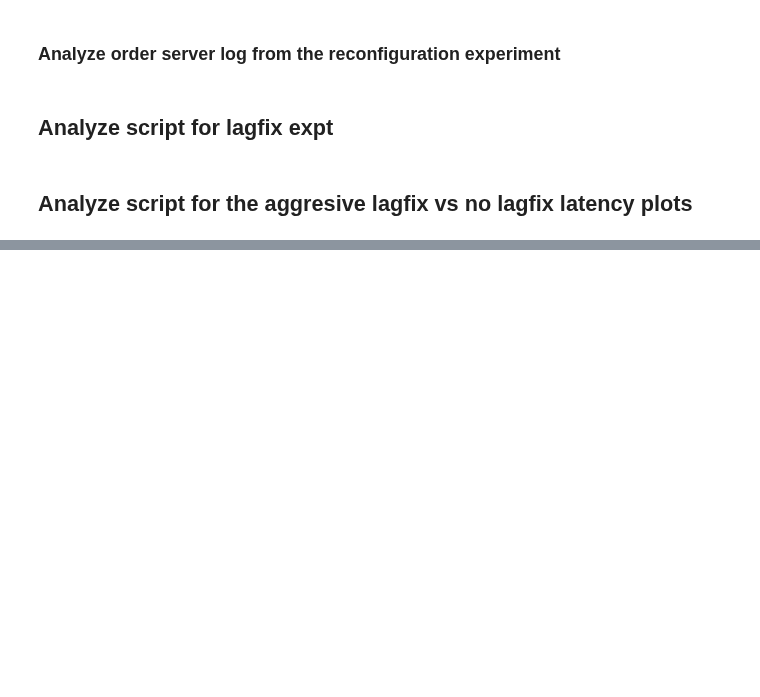
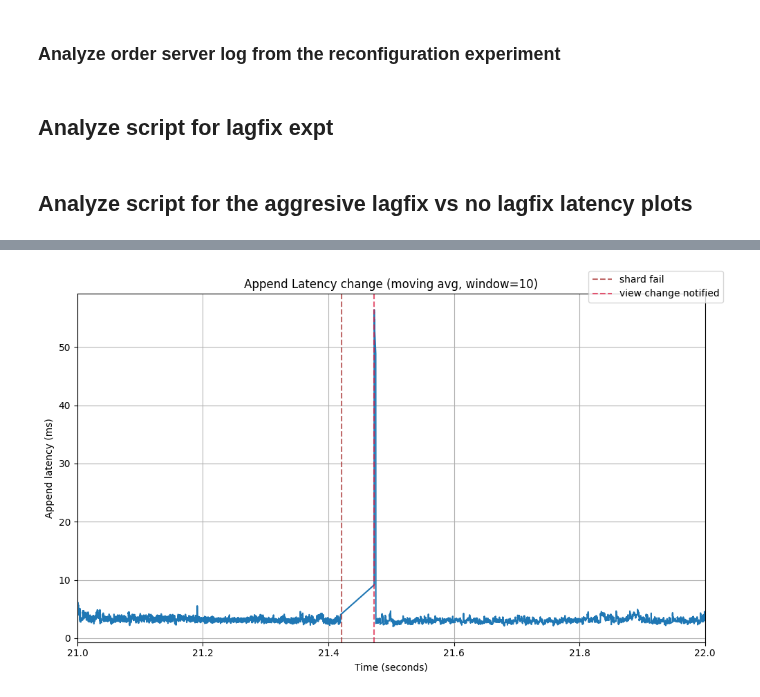
Before and after one commit to dassl-uiuc/speclog-artifact, a Jupyter notebook: benchmarking/scripts/analyze.ipynb, the cells around one changed output, grey strips where cells are left out. Drawn from its saved outputs; the diff is of its cells as text; code cells hidden in the pictures; blank space fills up the shorter version.

Commit message:
failure detection measurement

```diff
--- a/benchmarking/scripts/analyze.ipynb
+++ b/benchmarking/scripts/analyze.ipynb
@@ -567,0 +611,27 @@ plot_latency_vs_gsn(latency_values, gsns)
+# %%
+
+df = pd.DataFrame({
+    'latency': all_lat,
+    'time': all_time,
+})
+df = df.sort_values(by='time')
+
+start_time = all_time[0] + timedelta(seconds=20)
+end_time = all_time[0] + timedelta(seconds=22.5)
+
+df['mov_avg'] = df['latency'].rolling(window=10, min_periods=1).mean()/1e6
+min_time = df['time'].min()
+df['relative_time_s'] = (df['time'] - min_time).dt.total_seconds()
+
+df_zoomed = df[(df['time'] >= start_time) & (df['time'] <= end_time)]
+
+failure_ev : datetime = None
+viewchange_ev : datetime = None
+with open('../results/logs/1ms/append_bench_40_1000/client_node11.log', 'r') as f:
+    for line in f.readlines():
+        if 'rpc error:' in line and failure_ev is None:
+            failure_ev = datetime.strptime(line.split(' ')[2], '%H:%M:%S.%f')
+            print(failure_ev)
+        elif 'viewID changed to 3' in line and viewchange_ev is None:
+            viewchange_ev = datetime.strptime(line.split(' ')[2], '%H:%M:%S.%f')
+            print(viewchange_ev)
@@ -567,0 +641,18 @@ plot_latency_vs_gsn(latency_values, gsns)
+# %%
+
+
+plot, ax = plt.subplots(figsize=(10,6))
+ax.plot(df_zoomed['relative_time_s'], df_zoomed['mov_avg'])
+ax.axvline((failure_ev - min_time).total_seconds(), color='brown', alpha=0.7, linestyle='--', label="shard fail")
+ax.axvline((viewchange_ev - min_time).total_seconds(), color='crimson', alpha=0.7, linestyle='--', label="view change notified")
+ax.set_xlim(left=21, right=22)
+ax.set_xlabel('Time (seconds)')
+ax.set_ylabel('Append latency (ms)')
+ax.set_title('Append Latency change (moving avg, window=10)')
+ax.grid()
+
+plot.legend()
+plot.tight_layout()
+plt.show()
+# %% [output]
+[figure, added]
```
Also changed, not shown: parts of 4 cells of this notebook, 5 other files.
